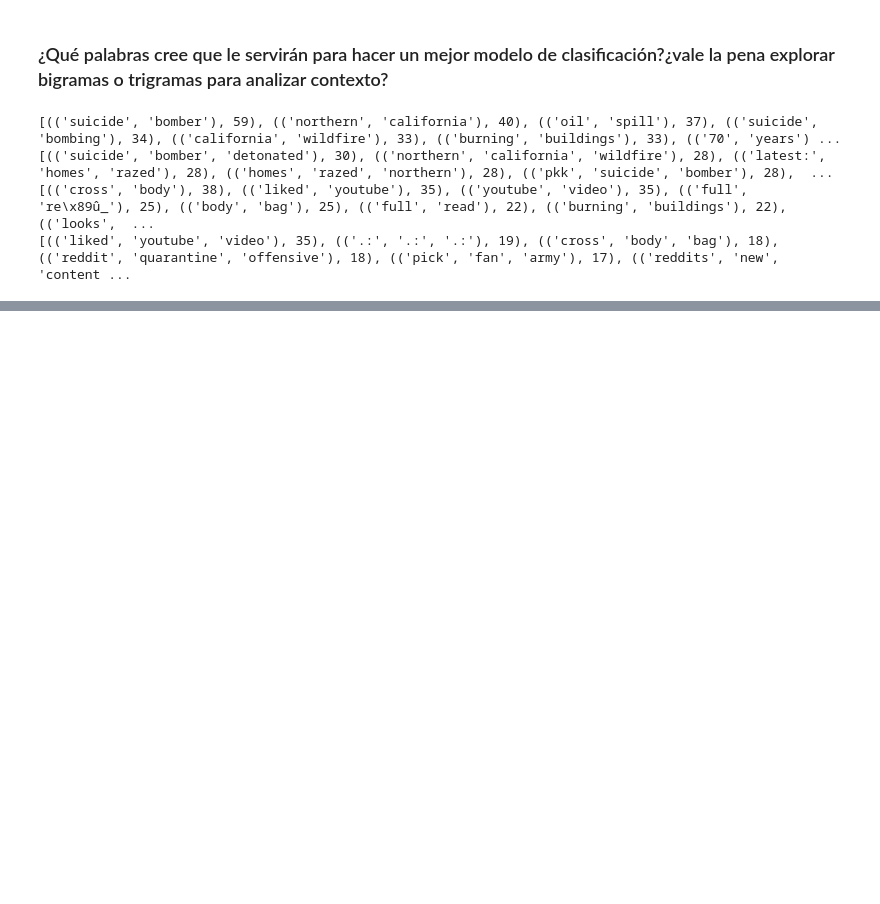
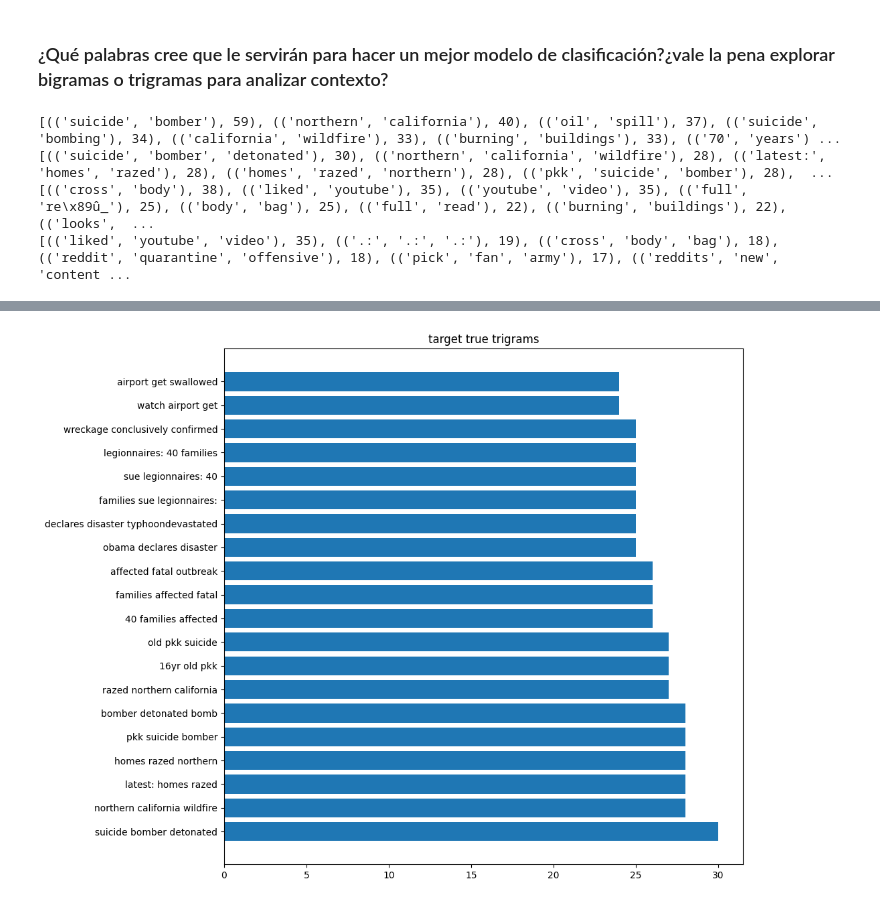
Before and after one commit to esc20936/mineriaTextos_dataScience_lab4, a Jupyter notebook: main.ipynb, the cells around one changed output, grey strips where cells are left out. Cells and saved outputs as stored; diff of their text form; code cells hidden in the pictures; blank space fills up the shorter version.

```diff
--- a/main.ipynb
+++ b/main.ipynb
@@ -152,0 +154,11 @@ plt.show()
+# %%
+x1 = [i[0] for i in countB]
+x1 = [' '.join(i) for i in x1]
+y1 = [i[1] for i in countB]
+
+plt.figure(figsize=(10, 10))
+plt.barh(x1, y1)
+plt.title('target true trigrams')
+plt.show()
+# %% [output]
+[figure, added]
```
Also changed, not shown: parts of 9 cells of this notebook.
